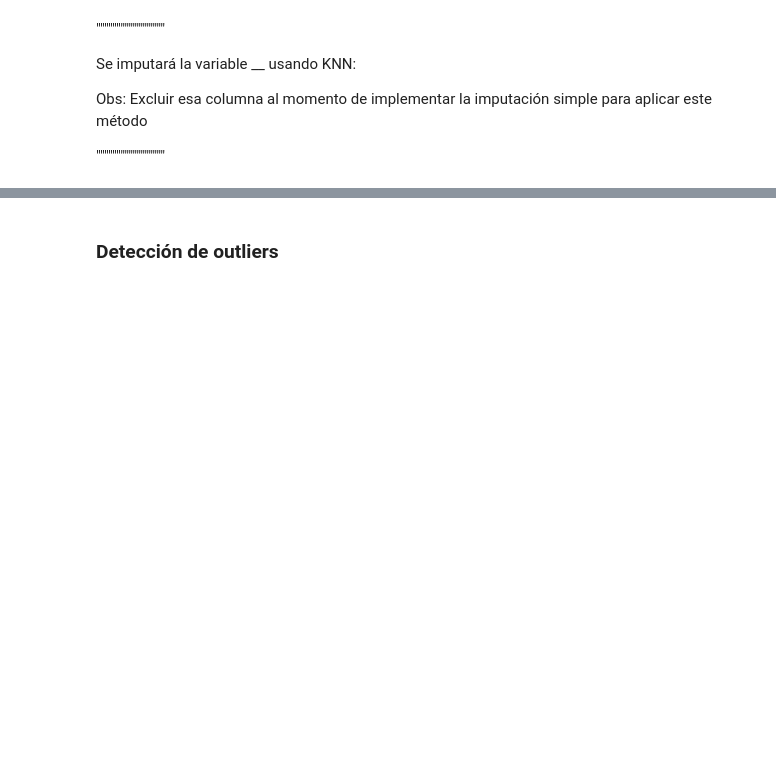
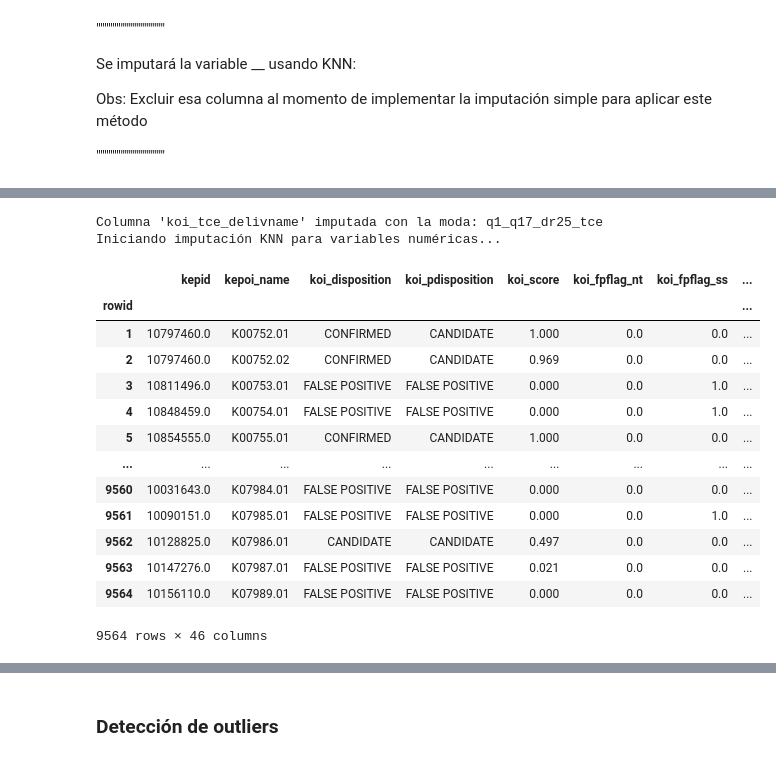
Before and after one commit to lvalencia232/KeplerExoplanet, a Jupyter notebook: kepler_exoplanet.ipynb, the cells around one changed output, grey strips where cells are left out. Drawn from its saved outputs; the diff is of its cells as text; code cells hidden in the pictures; blank space fills up the shorter version.

```diff
--- a/kepler_exoplanet.ipynb
+++ b/kepler_exoplanet.ipynb
@@ -363,0 +371,42 @@ Obs: Excluir esa columna al momento de implementar la imputación simple para ap
+# %%
+def fill_null_values_KNN(df):
+    df_copy = df.copy()
+
+    numeric_cols = df_copy.select_dtypes(include=['number']).columns
+    categorical_cols = df_copy.select_dtypes(include=['object']).columns
+
+    for col in categorical_cols:
+        if df_copy[col].isna().any():
+            moda = df_copy[col].mode()[0]
+            df_copy[col] = df_copy[col].fillna(moda)
+            print(f"Columna '{col}' imputada con la moda: {moda}")
+
+    if len(numeric_cols) > 0:
+        print("Iniciando imputación KNN para variables numéricas...")
+        imputer = KNNImputer(n_neighbors=5, weights="uniform")
+
+        df_copy[numeric_cols] = imputer.fit_transform(df_copy[numeric_cols])
+
+    return df_copy
+# %%
+df_knn= fill_null_values_KNN(df_copy)
+# %% [output]
+Columna 'koi_tce_delivname' imputada con la moda: q1_q17_dr25_tce
+Iniciando imputación KNN para variables numéricas...
+# %%
+df_knn
+# %% [output]
+|  | kepid | kepoi_name | koi_disposition | koi_pdisposition | koi_score | koi_fpflag_nt | koi_fpflag_ss | ... |
+| rowid |  |  |  |  |  |  |  | ... |
+| 1 | 10797460.0 | K00752.01 | CONFIRMED | CANDIDATE | 1.000 | 0.0 | 0.0 | ... |
+| 2 | 10797460.0 | K00752.02 | CONFIRMED | CANDIDATE | 0.969 | 0.0 | 0.0 | ... |
+| 3 | 10811496.0 | K00753.01 | FALSE POSITIVE | FALSE POSITIVE | 0.000 | 0.0 | 1.0 | ... |
+| 4 | 10848459.0 | K00754.01 | FALSE POSITIVE | FALSE POSITIVE | 0.000 | 0.0 | 1.0 | ... |
+| 5 | 10854555.0 | K00755.01 | CONFIRMED | CANDIDATE | 1.000 | 0.0 | 0.0 | ... |
+| ... | ... | ... | ... | ... | ... | ... | ... | ... |
+| 9560 | 10031643.0 | K07984.01 | FALSE POSITIVE | FALSE POSITIVE | 0.000 | 0.0 | 0.0 | ... |
+| 9561 | 10090151.0 | K07985.01 | FALSE POSITIVE | FALSE POSITIVE | 0.000 | 0.0 | 1.0 | ... |
+| 9562 | 10128825.0 | K07986.01 | CANDIDATE | CANDIDATE | 0.497 | 0.0 | 0.0 | ... |
+| 9563 | 10147276.0 | K07987.01 | FALSE POSITIVE | FALSE POSITIVE | 0.021 | 0.0 | 0.0 | ... |
+| 9564 | 10156110.0 | K07989.01 | FALSE POSITIVE | FALSE POSITIVE | 0.000 | 0.0 | 0.0 | ... |
+9564 rows × 46 columns
```
Also changed, not shown: parts of 3 cells of this notebook, 3 other files.
